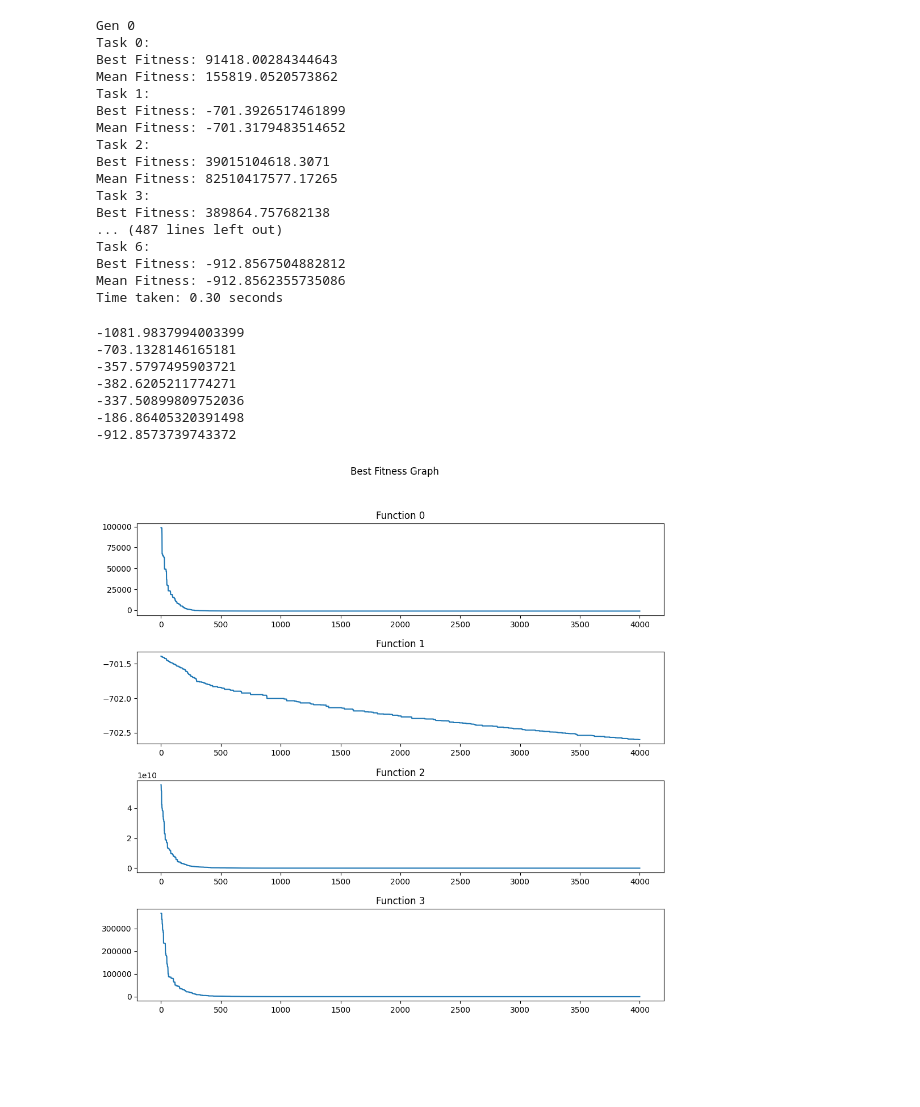
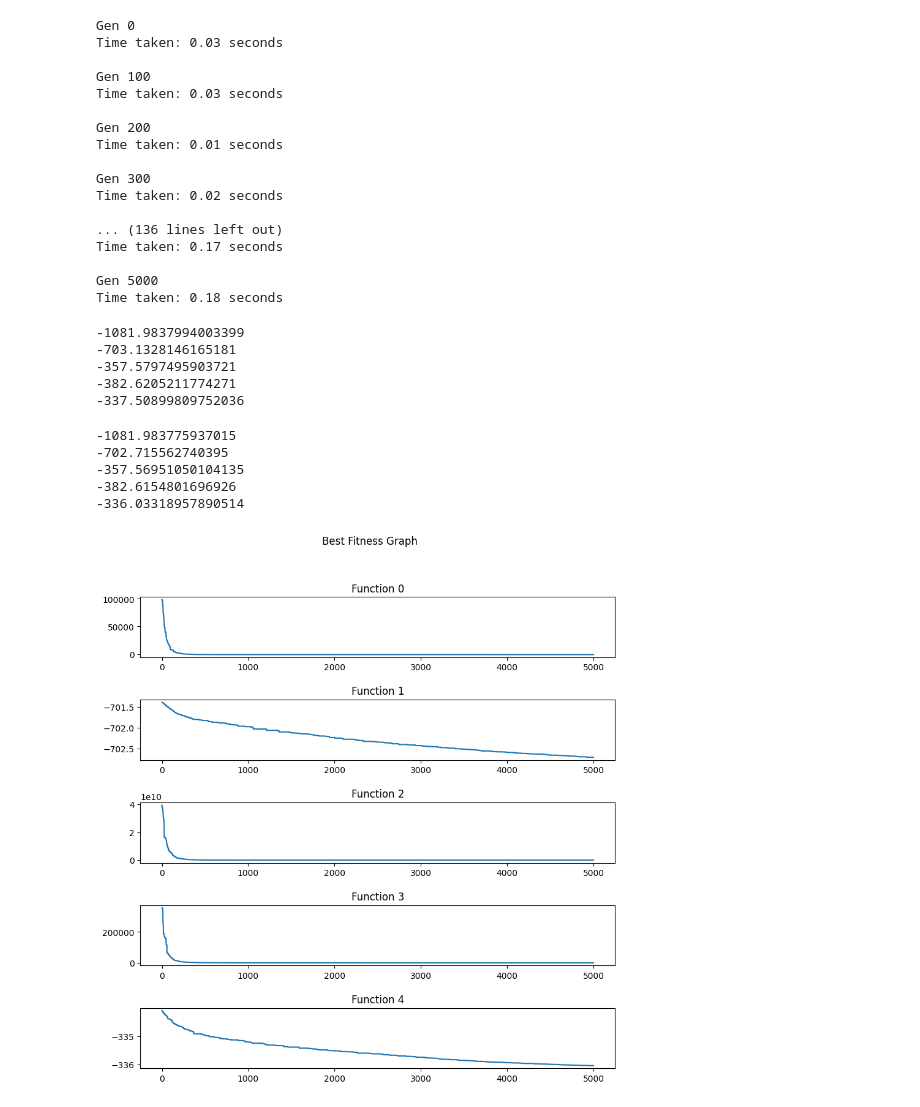
Before and after one commit to vuanhhuyhlqn/amfea, a Jupyter notebook: test.ipynb, the cells around one changed output. Saved outputs shown, nothing was run; the diff lists cells and outputs as text; code cells hidden in the pictures; blank space fills up the shorter version.

```diff
--- a/test.ipynb
+++ b/test.ipynb
@@ -17,11 +17,9 @@ gnbg_tasks.append(GNBGTask(2))
 gnbg_tasks.append(GNBGTask(3))
 gnbg_tasks.append(GNBGTask(4))
 gnbg_tasks.append(GNBGTask(5))
-gnbg_tasks.append(GNBGTask(6))
-gnbg_tasks.append(GNBGTask(7))
 # %%
 crossover = BLXCrossover(alpha=0.5)
-mutation = PolynomialMutation(eta_m=30, bound=100.0)
+mutation = PolynomialMutation(eta_m=20, bound=100.0)
 rmp = NormalRMP(default_rmp_value=0.3)
 num_indis_per_task = 220
 indi_len = 30
@@ -48,23 +49,23 @@ Mean Fitness: 206275.51232731566
 # %%
-bfs, mfs = a.fit(5000, monitor_rate=250)
+bfs, mfs = a.fit(5000, monitor=False, monitor_rate=100)
 # %% [output]
 Gen 0
-Task 0:
-Best Fitness: 91418.00284344643
-Mean Fitness: 155819.0520573862
-Task 1:
-Best Fitness: -701.3926517461899
-Mean Fitness: -701.3179483514652
-Task 2:
-Best Fitness: 39015104618.3071
-Mean Fitness: 82510417577.17265
-Task 3:
-Best Fitness: 389864.757682138
-... (487 lines left out)
-Task 6:
-Best Fitness: -912.8567504882812
-Mean Fitness: -912.8562355735086
-Time taken: 0.30 seconds
+Time taken: 0.03 seconds
+
+Gen 100
+Time taken: 0.03 seconds
+
+Gen 200
+Time taken: 0.01 seconds
+
+Gen 300
+Time taken: 0.02 seconds
+
+... (136 lines left out)
+Time taken: 0.17 seconds
+
+Gen 5000
+Time taken: 0.18 seconds
 # %%
 for gnbg_task in gnbg_tasks:
     print(gnbg_task.gnbg.OptimumValue)
@@ -74,19 +75,26 @@ for gnbg_task in gnbg_tasks:
 -357.5797495903721
 -382.6205211774271
 -337.50899809752036
--186.86405320391498
--912.8573739743372
+# %%
+for gnbg_task in gnbg_tasks:
+    print(gnbg_task.gnbg.BestFoundResult)
+# %% [output]
+-1081.983775937015
+-702.715562740395
+-357.56951050104135
+-382.6154801696926
+-336.03318957890514
 # %%
-fig, axes = plt.subplots(4)
+fig, axes = plt.subplots(len(gnbg_tasks))
 fig.set_figwidth(10)
 fig.set_figheight(10)
-fig.tight_layout()
+# fig.tight_layout()
 fig.suptitle("Best Fitness Graph")
 fig.subplots_adjust(top=0.88)
-plt.subplots_adjust(hspace=0.4)
-for i in range(4):
+plt.subplots_adjust(hspace=0.7)
+for i in range(len(gnbg_tasks)):
     axes[i].set_title("Function {0}".format(i))
     axes[i].plot(bfs[i])
 # %% [output]
-[figure, old version]
+[figure, new version]
 # %%
```
Also changed, not shown: parts of 5 cells of this notebook, 1 other file.
